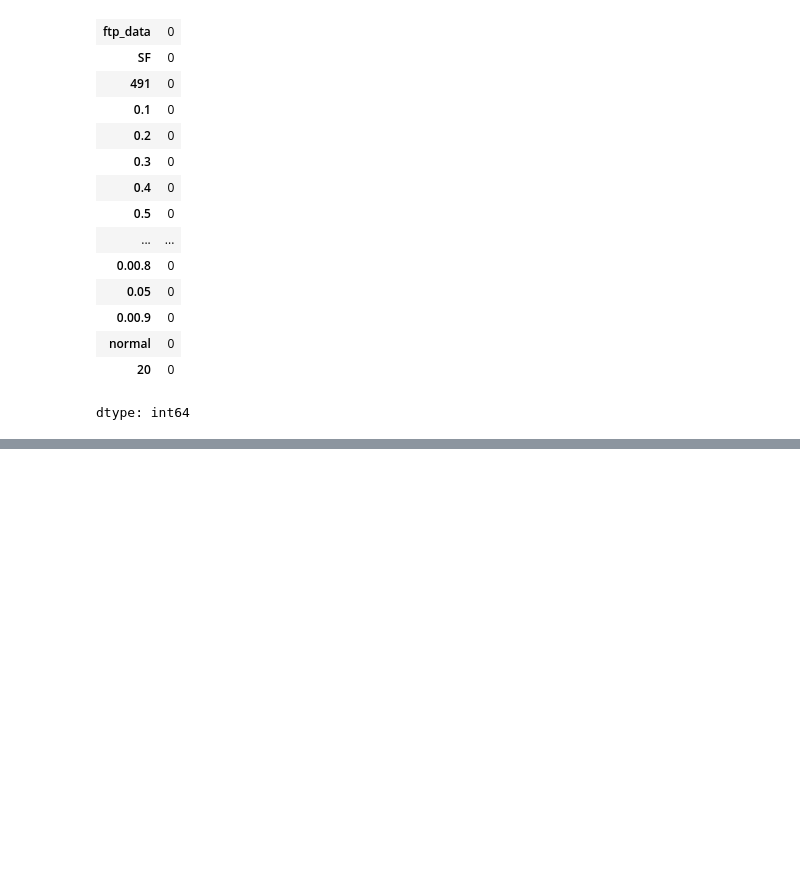
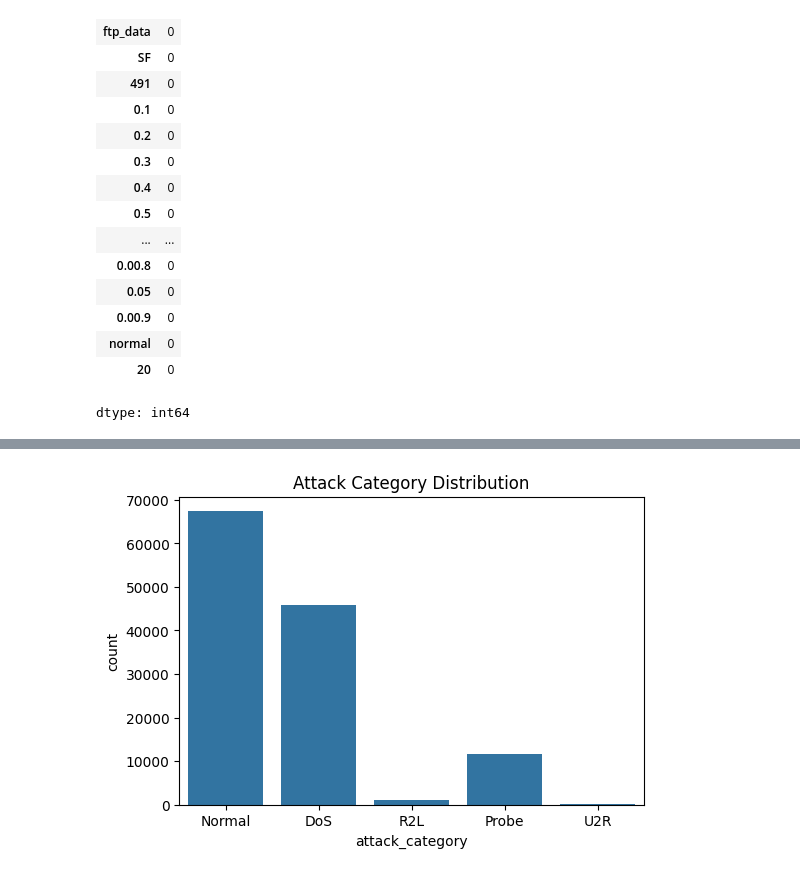
Before and after one commit to springboardmentor2507-alt/AI-Powered-NIDS, a Jupyter notebook: Samyak_task_SENTINEL_NET_AI.ipynb, the cells around one changed output, grey strips where cells are left out. Drawn from its saved outputs; the diff is of its cells as text; code cells hidden in the pictures; blank space fills up the shorter version.

```diff
--- a/Samyak_task_SENTINEL_NET_AI.ipynb
+++ b/Samyak_task_SENTINEL_NET_AI.ipynb
@@ -150,0 +325,7 @@ plt.show()
+# %%
+plt.figure(figsize=(6,4))
+sns.countplot(x='attack_category', data=df_train)
+plt.title('Attack Category Distribution')
+plt.show()
+# %% [output]
+[figure, added]
```
Also changed, not shown: parts of 55 cells of this notebook.
